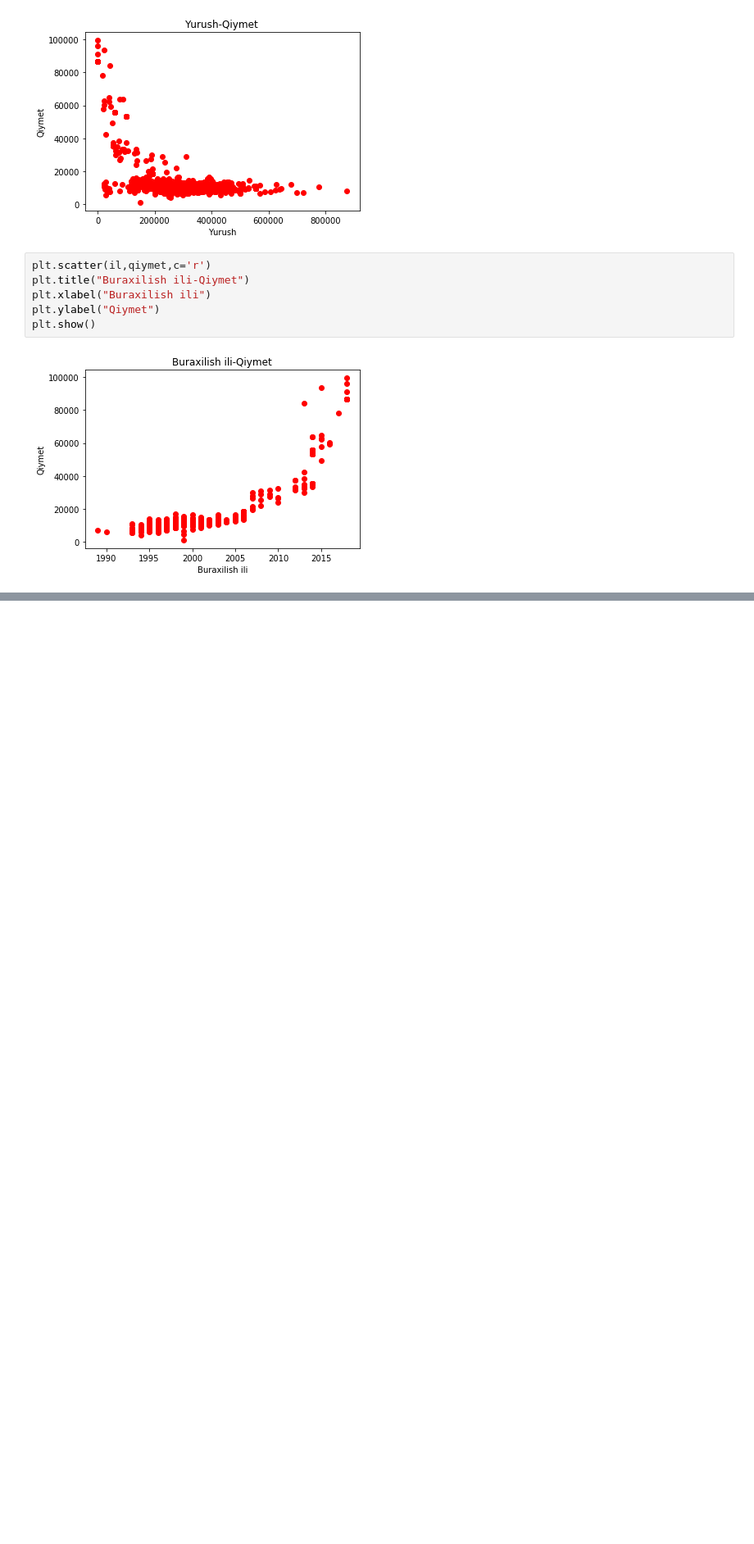
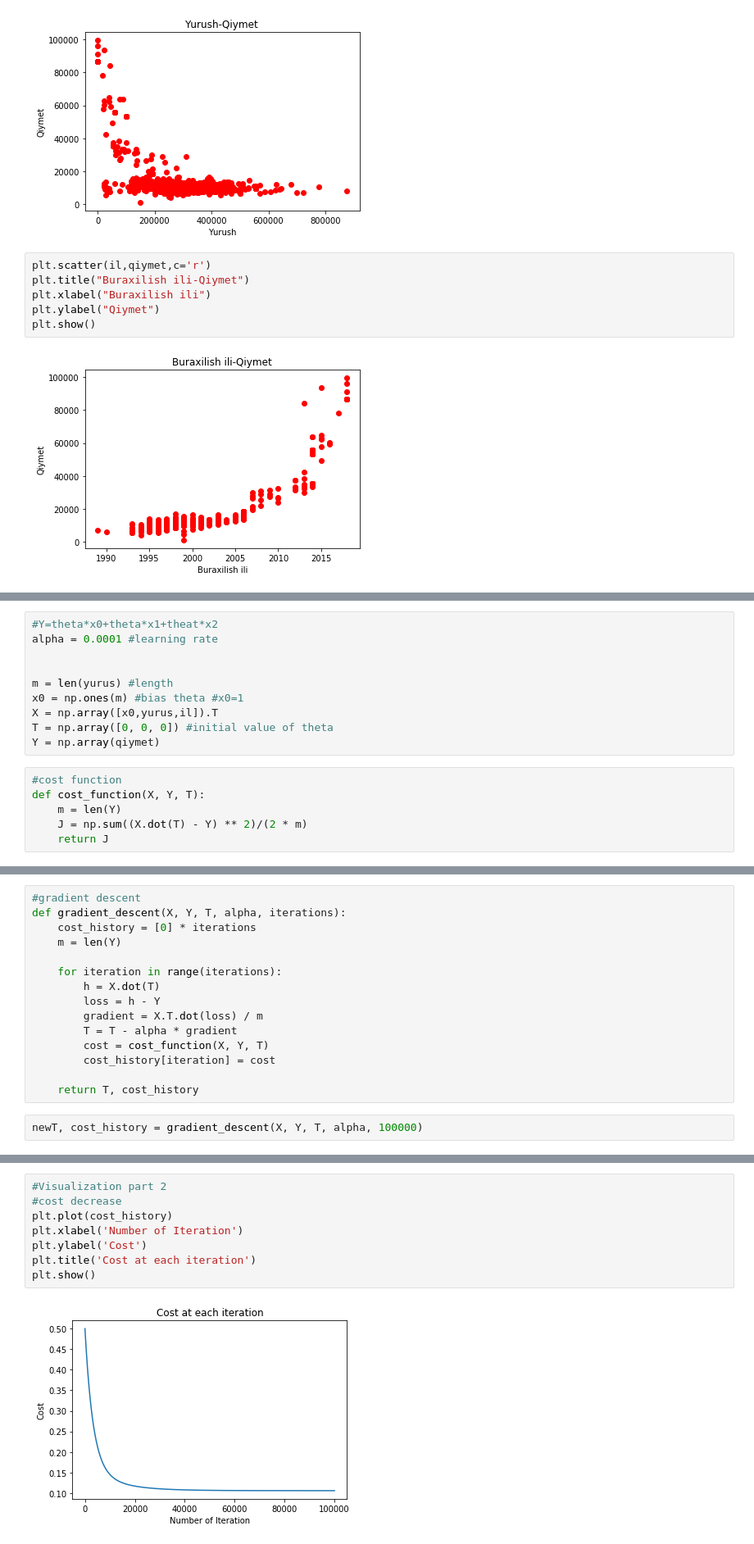
Before and after one commit to Musadiq-Aliyev/Linear-Regression, a Jupyter notebook: Linear Regression.ipynb, the cells around one changed output, grey strips where cells are left out. Shown at 82% size. Cells and saved outputs as stored; diff of their text form; blank space fills up the shorter version.

```diff
--- a/Linear Regression.ipynb
+++ b/Linear Regression.ipynb
@@ -53,0 +68,16 @@ plt.show()
+# %%
+#Y=theta*x0+theta*x1+theat*x2
+alpha = 0.0001 #learning rate
+
+
+m = len(yurus) #length
+x0 = np.ones(m) #bias theta #x0=1
+X = np.array([x0,yurus,il]).T
+T = np.array([0, 0, 0]) #initial value of theta
+Y = np.array(qiymet)
+# %%
+#cost function
+def cost_function(X, Y, T):
+    m = len(Y)
+    J = np.sum((X.dot(T) - Y) ** 2)/(2 * m)
+    return J
@@ -53,0 +88,17 @@ plt.show()
+# %%
+#gradient descent
+def gradient_descent(X, Y, T, alpha, iterations):
+    cost_history = [0] * iterations
+    m = len(Y)
+
+    for iteration in range(iterations):
+        h = X.dot(T)
+        loss = h - Y
+        gradient = X.T.dot(loss) / m
+        T = T - alpha * gradient
+        cost = cost_function(X, Y, T)
+        cost_history[iteration] = cost
+
+    return T, cost_history
+# %%
+newT, cost_history = gradient_descent(X, Y, T, alpha, 100000)
@@ -53,0 +114,10 @@ plt.show()
+# %%
+#Visualization part 2
+#cost decrease
+plt.plot(cost_history)
+plt.xlabel('Number of Iteration')
+plt.ylabel('Cost')
+plt.title('Cost at each iteration')
+plt.show()
+# %% [output]
+[figure, added]
```
Also changed, not shown: parts of 15 cells of this notebook, 2 other files.
